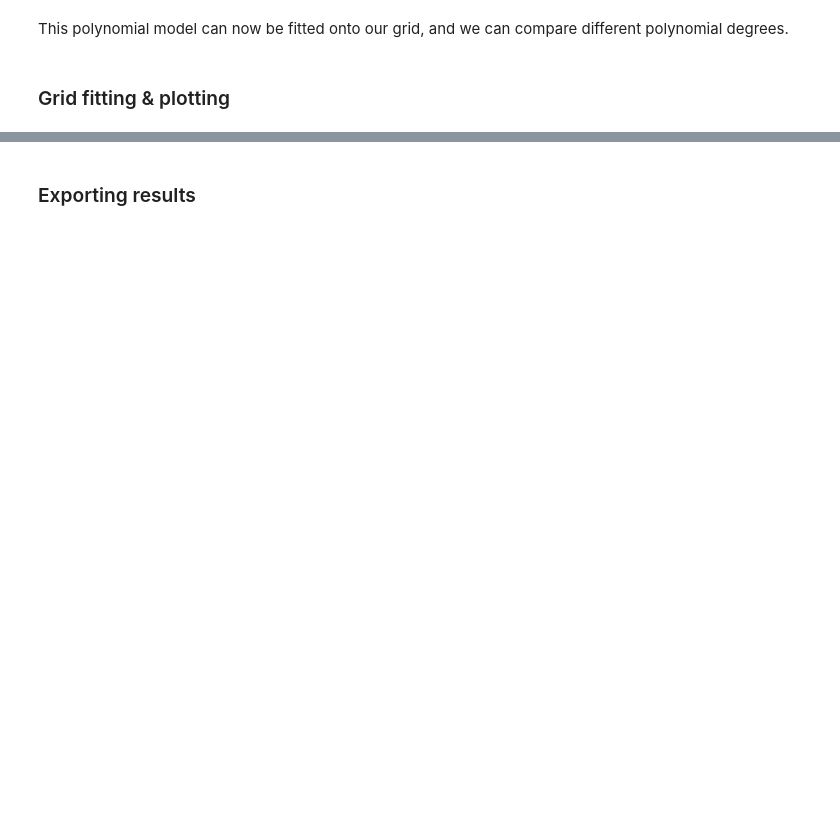
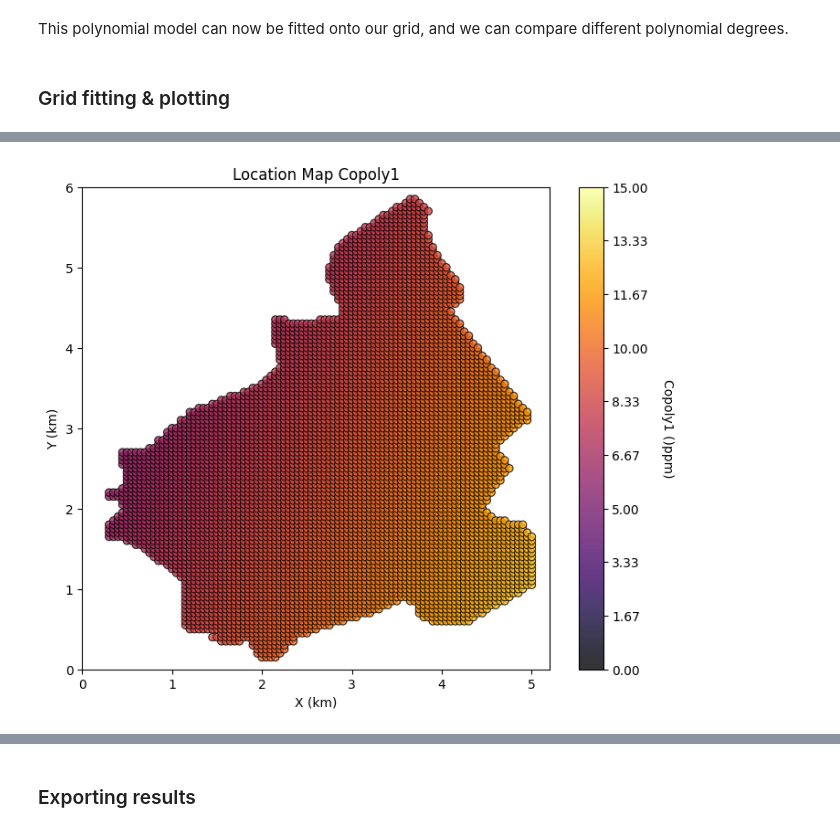
Before and after one commit to SENSE-UGent/E_I002454_Geostatistics, a Jupyter notebook: Notebooks/P2_Det1.ipynb, the cells around one changed output, grey strips where cells are left out. Cells and saved outputs as stored; diff of their text form; code cells hidden in the pictures; blank space fills up the shorter version.

```diff
--- a/Notebooks/P2_Det1.ipynb
+++ b/Notebooks/P2_Det1.ipynb
@@ -29,7 +29,7 @@ if 'google.colab' in sys.modules:
     sys.path.append('/content/E_I002454_Geostatistics') #Default location in Google Colab after cloning
 else:
     # if you are not using Google Colab, change the path to the location of the repository
-    sys.path.append(r'c:\Users\pdweerdt\Documents\Repos\E_I002454_Geostatistics')
+    sys.path.append(r'C:/Users/ervdevij/OneDrive - UGent/Onderwijs/2024-2025 Geostatistics/Ellen tests GeoStats/Repos/E_I002454_Geostatistics')
 
 # Import the setup function
 from Utils.setup import check_and_install_packages
@@ -38,7 +38,7 @@ from Utils.setup import check_and_install_packages
 if 'google.colab' in sys.modules:
     requirements_path = '/content/E_I002454_Geostatistics/Utils/requirements.txt'
 else:
-    requirements_path = 'c:/Users/pdweerdt/Documents/Repos/E_I002454_Geostatistics/Utils/requirements.txt'
+    requirements_path = 'C:/Users/ervdevij/OneDrive - UGent/Onderwijs/2024-2025 Geostatistics/Ellen tests GeoStats/Repos/E_I002454_Geostatistics/Utils/requirements.txt'
 
 with open(requirements_path) as f:
     required_packages = f.read().splitlines()
@@ -344,11 +384,13 @@ for degree in number_degrees:
 # %%
 degree = 1  # set the degree of the polynomial
 
 GSLIB.locmap_st(df_grid,'x', 'y', str(feature) + 'poly' + str(degree),
                 0, 5.2,
                 ymin, ymax,
-                min, 2, # set the value range for the color map
+                0, 15, # set the value range for the color map
                 ('Location Map ' + str(str(feature) + 'poly' + str(degree))), 'X (km)', 'Y (km)',
              (str(str(feature) + 'poly' + str(degree)) + ' ()' + str(unit) + ')'), cmap)
 
 plt.subplots_adjust(left=0.0, bottom=0.0, right=1.0, top=1.1, wspace=0.1, hspace=0.2)
+# %% [output]
+[figure, added]
```
Also changed, not shown: parts of 29 cells of this notebook.
